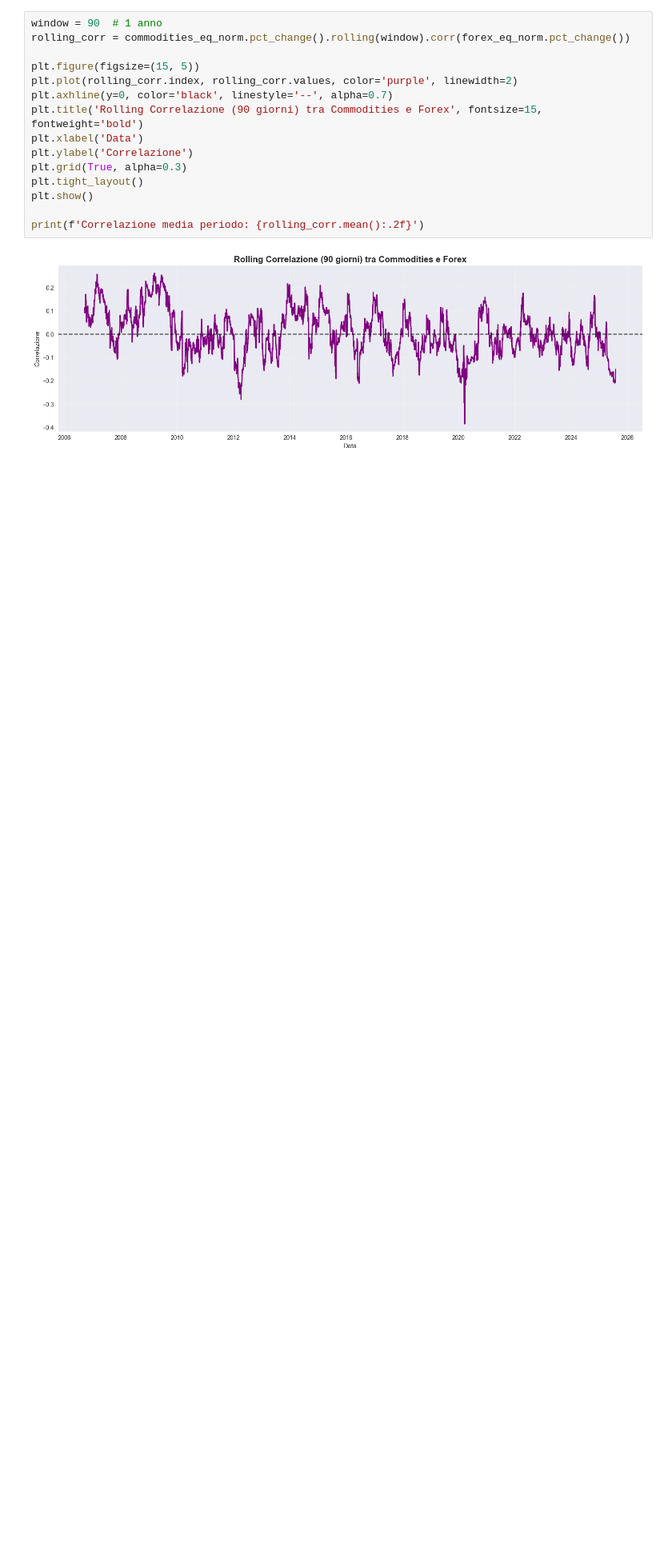
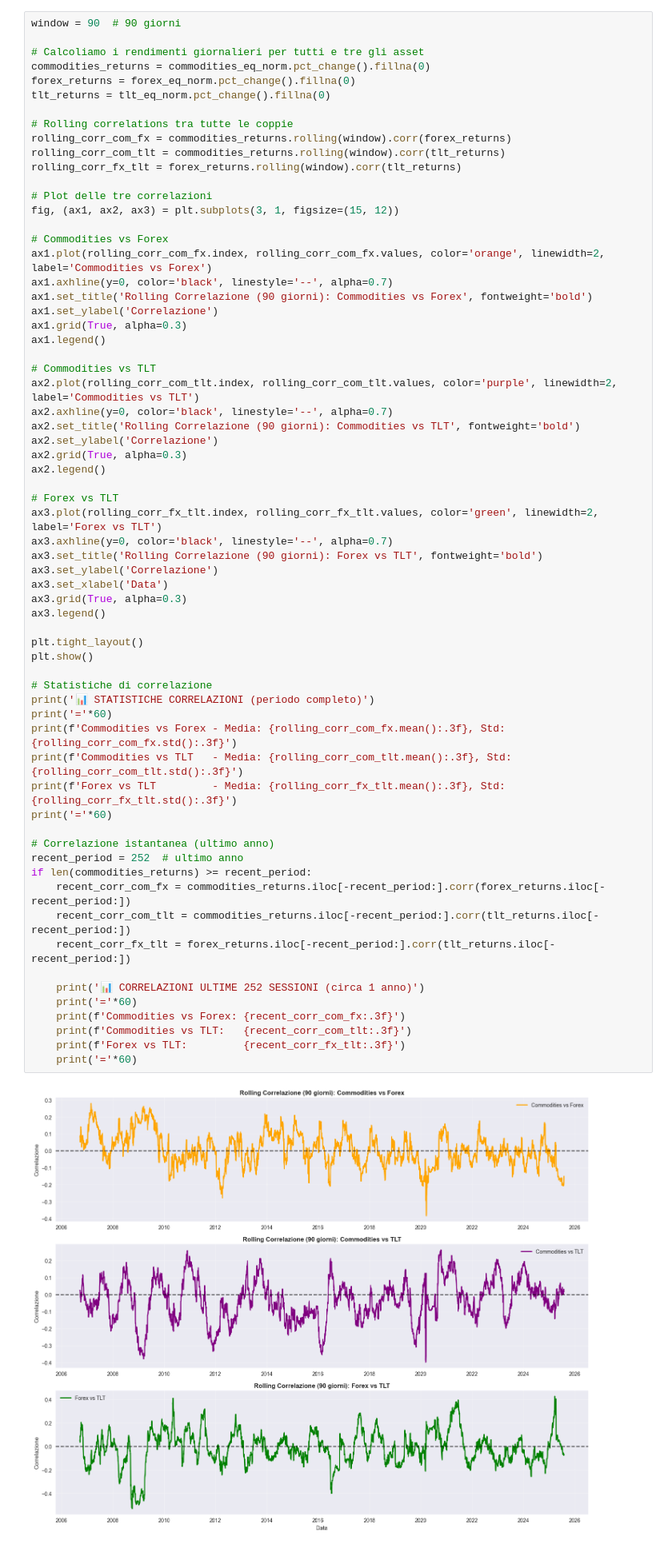
Before and after one commit to edoardoCame/fx_mom, a Jupyter notebook: notebooks/contrarian_portfolio_combined.ipynb, the cells around one changed output. Shown at 80% size. Drawn from its saved outputs; the diff is of its cells as text; blank space fills up the shorter version.

```diff
--- a/notebooks/contrarian_portfolio_combined.ipynb
+++ b/notebooks/contrarian_portfolio_combined.ipynb
@@ -331,17 +428,67 @@ plt.show()
 # %%
-window = 90  # 1 anno
-rolling_corr = commodities_eq_norm.pct_change().rolling(window).corr(forex_eq_norm.pct_change())
+window = 90  # 90 giorni
 
-plt.figure(figsize=(15, 5))
-plt.plot(rolling_corr.index, rolling_corr.values, color='purple', linewidth=2)
-plt.axhline(y=0, color='black', linestyle='--', alpha=0.7)
-plt.title('Rolling Correlazione (90 giorni) tra Commodities e Forex', fontsize=15, fontweight='bold')
-plt.xlabel('Data')
-plt.ylabel('Correlazione')
-plt.grid(True, alpha=0.3)
+# Calcoliamo i rendimenti giornalieri per tutti e tre gli asset
+commodities_returns = commodities_eq_norm.pct_change().fillna(0)
+forex_returns = forex_eq_norm.pct_change().fillna(0)
+tlt_returns = tlt_eq_norm.pct_change().fillna(0)
+
+# Rolling correlations tra tutte le coppie
+rolling_corr_com_fx = commodities_returns.rolling(window).corr(forex_returns)
+rolling_corr_com_tlt = commodities_returns.rolling(window).corr(tlt_returns)
+rolling_corr_fx_tlt = forex_returns.rolling(window).corr(tlt_returns)
+
+# Plot delle tre correlazioni
+fig, (ax1, ax2, ax3) = plt.subplots(3, 1, figsize=(15, 12))
+
+# Commodities vs Forex
+ax1.plot(rolling_corr_com_fx.index, rolling_corr_com_fx.values, color='orange', linewidth=2, label='Commodities vs Forex')
+ax1.axhline(y=0, color='black', linestyle='--', alpha=0.7)
+ax1.set_title('Rolling Correlazione (90 giorni): Commodities vs Forex', fontweight='bold')
+ax1.set_ylabel('Correlazione')
+ax1.grid(True, alpha=0.3)
+ax1.legend()
+
+# Commodities vs TLT
+ax2.plot(rolling_corr_com_tlt.index, rolling_corr_com_tlt.values, color='purple', linewidth=2, label='Commodities vs TLT')
+ax2.axhline(y=0, color='black', linestyle='--', alpha=0.7)
+ax2.set_title('Rolling Correlazione (90 giorni): Commodities vs TLT', fontweight='bold')
+ax2.set_ylabel('Correlazione')
+ax2.grid(True, alpha=0.3)
+ax2.legend()
+
+# Forex vs TLT
+ax3.plot(rolling_corr_fx_tlt.index, rolling_corr_fx_tlt.values, color='green', linewidth=2, label='Forex vs TLT')
+ax3.axhline(y=0, color='black', linestyle='--', alpha=0.7)
+ax3.set_title('Rolling Correlazione (90 giorni): Forex vs TLT', fontweight='bold')
+ax3.set_ylabel('Correlazione')
+ax3.set_xlabel('Data')
+ax3.grid(True, alpha=0.3)
+ax3.legend()
+
 plt.tight_layout()
 plt.show()
 
-print(f'Correlazione media periodo: {rolling_corr.mean():.2f}')
+# Statistiche di correlazione
+print('📊 STATISTICHE CORRELAZIONI (periodo completo)')
+print('='*60)
+print(f'Commodities vs Forex - Media: {rolling_corr_com_fx.mean():.3f}, Std: {rolling_corr_com_fx.std():.3f}')
+print(f'Commodities vs TLT   - Media: {rolling_corr_com_tlt.mean():.3f}, Std: {rolling_corr_com_tlt.std():.3f}')
+print(f'Forex vs TLT         - Media: {rolling_corr_fx_tlt.mean():.3f}, Std: {rolling_corr_fx_tlt.std():.3f}')
+print('='*60)
+
+# Correlazione istantanea (ultimo anno)
+recent_period = 252  # ultimo anno
+if len(commodities_returns) >= recent_period:
+    recent_corr_com_fx = commodities_returns.iloc[-recent_period:].corr(forex_returns.iloc[-recent_period:])
+    recent_corr_com_tlt = commodities_returns.iloc[-recent_period:].corr(tlt_returns.iloc[-recent_period:])
+    recent_corr_fx_tlt = forex_returns.iloc[-recent_period:].corr(tlt_returns.iloc[-recent_period:])
+
+    print('📊 CORRELAZIONI ULTIME 252 SESSIONI (circa 1 anno)')
+    print('='*60)
+    print(f'Commodities vs Forex: {recent_corr_com_fx:.3f}')
+    print(f'Commodities vs TLT:   {recent_corr_com_tlt:.3f}')
+    print(f'Forex vs TLT:         {recent_corr_fx_tlt:.3f}')
+    print('='*60)
 # %% [output]
-[figure, old version]
+[figure, new version]
```
Also changed, not shown: parts of 12 cells of this notebook.
